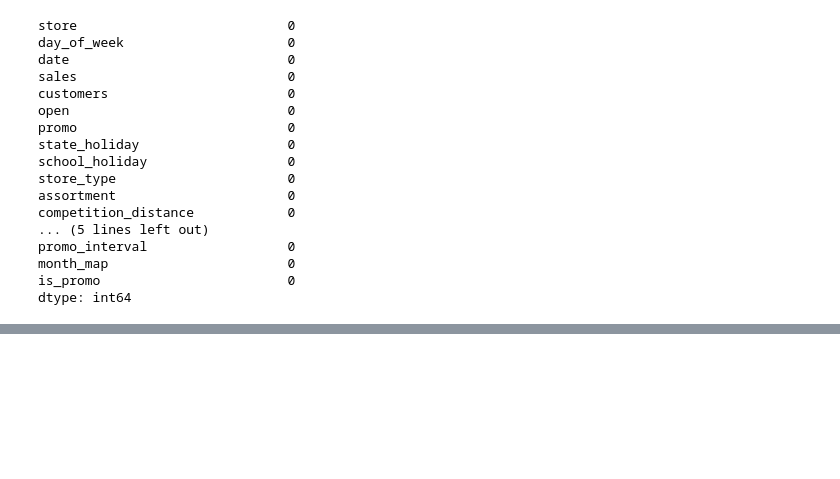
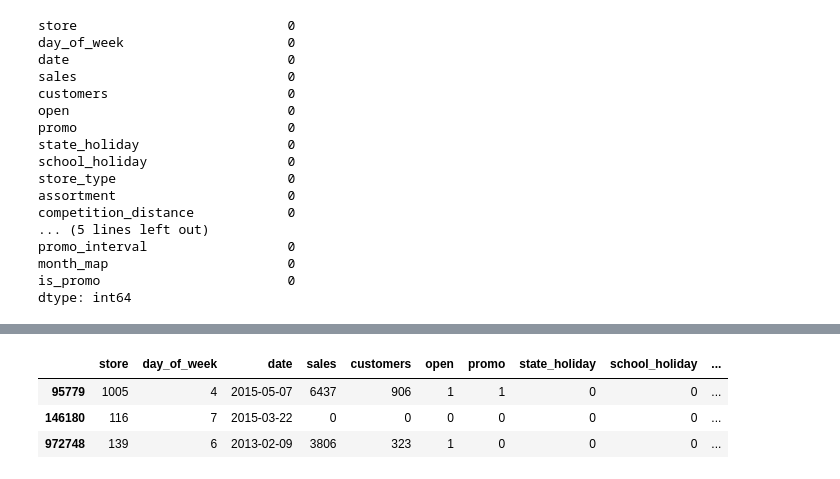
Before and after one commit to lucasquemelli/Rossman_Store_Sales, a Jupyter notebook: rossmann_store_sales.ipynb, the cells around one changed output, grey strips where cells are left out. Saved outputs shown, nothing was run; the diff lists cells and outputs as text; code cells hidden in the pictures; blank space fills up the shorter version.

```diff
--- a/rossmann_store_sales.ipynb
+++ b/rossmann_store_sales.ipynb
@@ -375,0 +400,7 @@ dtype: int64
+# %%
+df1.sample(3)
+# %% [output]
+|  | store | day_of_week | date | sales | customers | open | promo | state_holiday | school_holiday | ... |
+| 95779 | 1005 | 4 | 2015-05-07 | 6437 | 906 | 1 | 1 | 0 | 0 | ... |
+| 146180 | 116 | 7 | 2015-03-22 | 0 | 0 | 0 | 0 | 0 | 0 | ... |
+| 972748 | 139 | 6 | 2013-02-09 | 3806 | 323 | 1 | 0 | 0 | 0 | ... |
```
Also changed, not shown: parts of 6 cells of this notebook.
